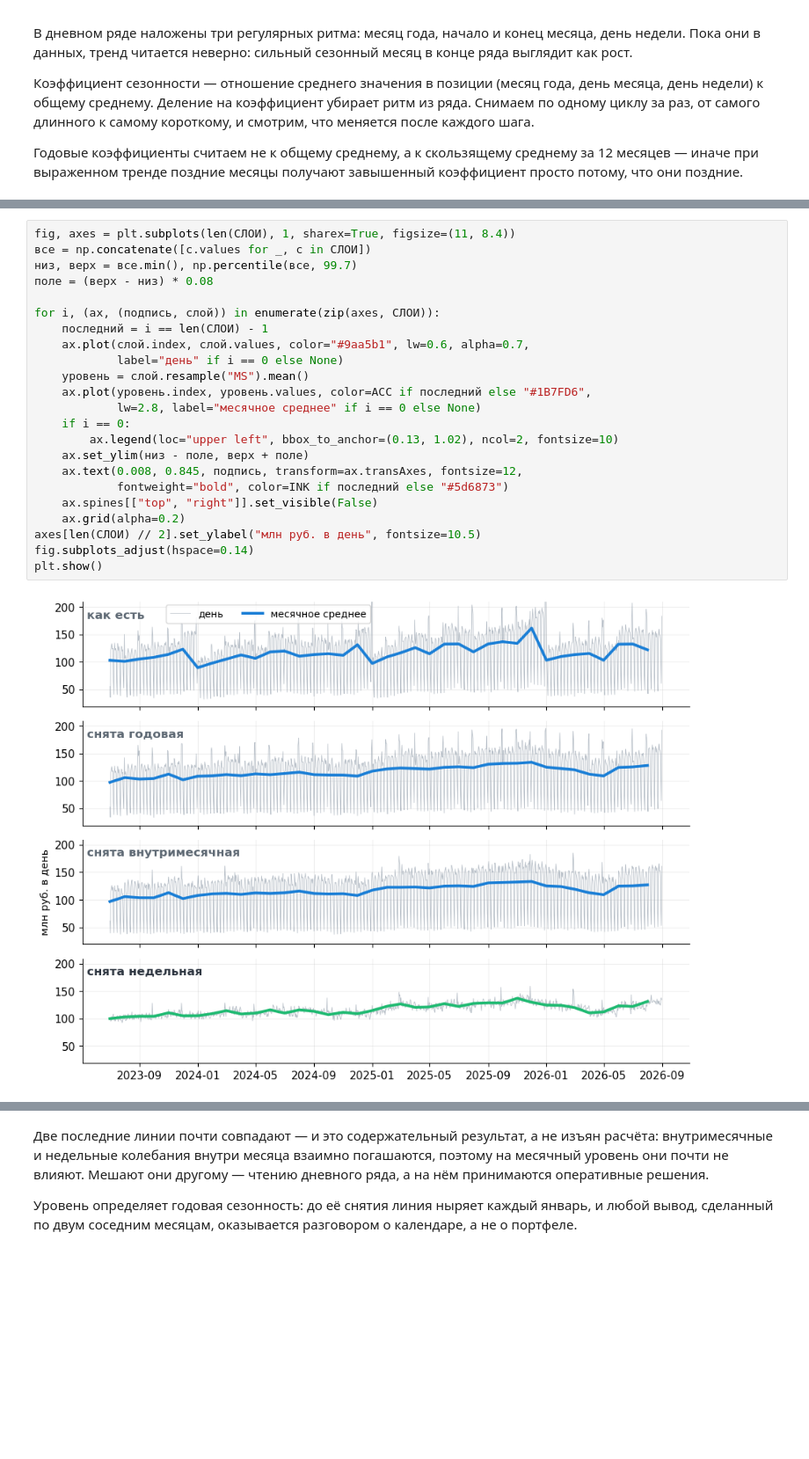
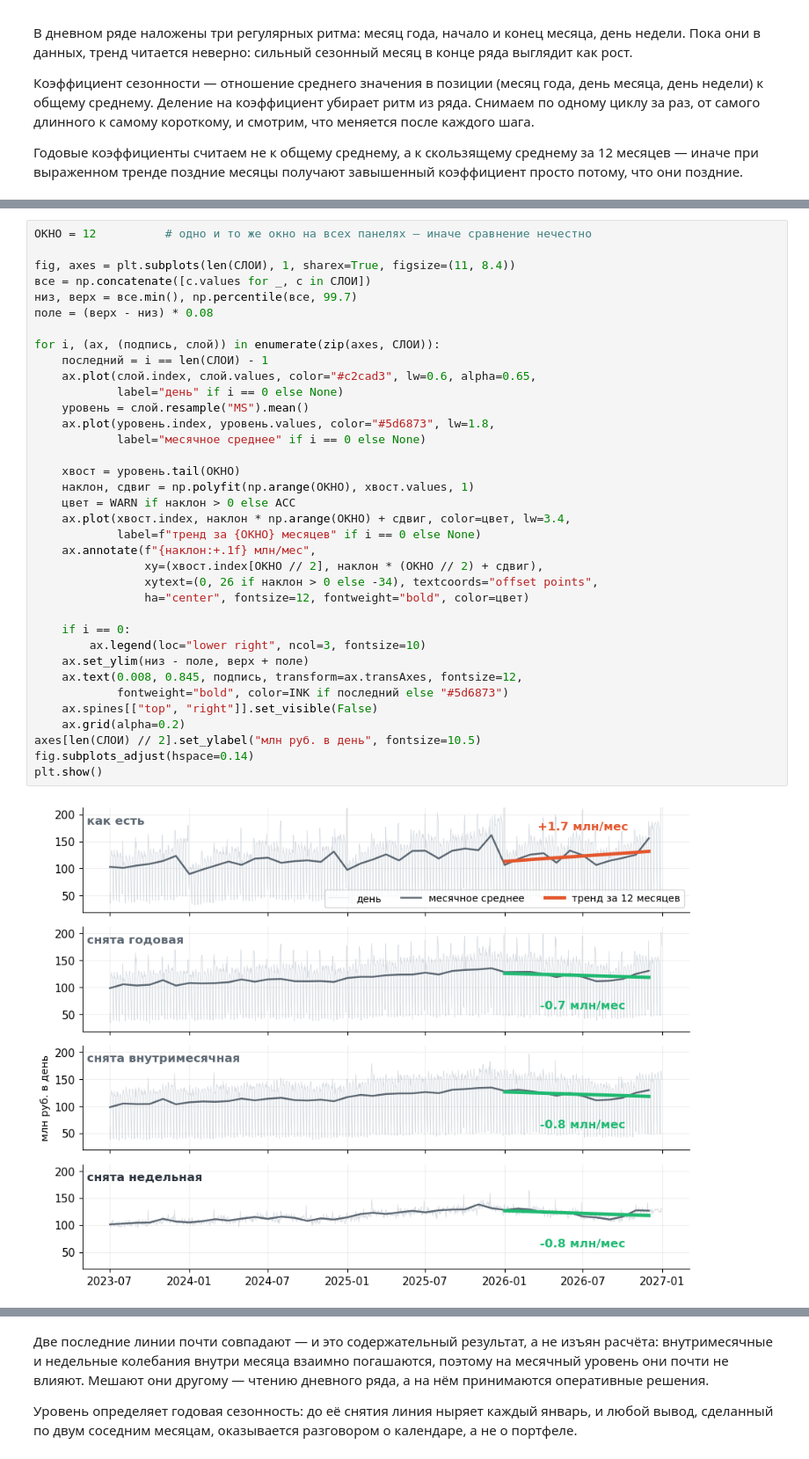
Before and after one commit to wybaeb/bank-analytics-workshop, a Jupyter notebook: 3.4_кейс_анализ_отклонений/3.4.3_анализ_отклонений.ipynb, the cells around one changed output, grey strips where cells are left out. Shown at 88% size. Drawn from its saved outputs; the diff is of its cells as text; blank space fills up the shorter version.

```diff
--- a/3.4_кейс_анализ_отклонений/3.4.3_анализ_отклонений.ipynb
+++ b/3.4_кейс_анализ_отклонений/3.4.3_анализ_отклонений.ipynb
@@ -123,25 +124,38 @@ plt.tight_layout(); plt.show()
 # %%
+ОКНО = 12          # одно и то же окно на всех панелях — иначе сравнение нечестно
+
 fig, axes = plt.subplots(len(СЛОИ), 1, sharex=True, figsize=(11, 8.4))
 все = np.concatenate([с.values for _, с in СЛОИ])
 низ, верх = все.min(), np.percentile(все, 99.7)
 поле = (верх - низ) * 0.08
 
 for i, (ax, (подпись, слой)) in enumerate(zip(axes, СЛОИ)):
     последний = i == len(СЛОИ) - 1
-    ax.plot(слой.index, слой.values, color="#9aa5b1", lw=0.6, alpha=0.7,
+    ax.plot(слой.index, слой.values, color="#c2cad3", lw=0.6, alpha=0.65,
             label="день" if i == 0 else None)
     уровень = слой.resample("MS").mean()
-    ax.plot(уровень.index, уровень.values, color=ACC if последний else "#1B7FD6",
-            lw=2.8, label="месячное среднее" if i == 0 else None)
+    ax.plot(уровень.index, уровень.values, color="#5d6873", lw=1.8,
+            label="месячное среднее" if i == 0 else None)
+
+    хвост = уровень.tail(ОКНО)
+    наклон, сдвиг = np.polyfit(np.arange(ОКНО), хвост.values, 1)
+    цвет = WARN if наклон > 0 else ACC
+    ax.plot(хвост.index, наклон * np.arange(ОКНО) + сдвиг, color=цвет, lw=3.4,
+            label=f"тренд за {ОКНО} месяцев" if i == 0 else None)
+    ax.annotate(f"{наклон:+.1f} млн/мес",
+                xy=(хвост.index[ОКНО // 2], наклон * (ОКНО // 2) + сдвиг),
+                xytext=(0, 26 if наклон > 0 else -34), textcoords="offset points",
+                ha="center", fontsize=12, fontweight="bold", color=цвет)
+
     if i == 0:
-        ax.legend(loc="upper left", bbox_to_anchor=(0.13, 1.02), ncol=2, fontsize=10)
+        ax.legend(loc="lower right", ncol=3, fontsize=10)
     ax.set_ylim(низ - поле, верх + поле)
     ax.text(0.008, 0.845, подпись, transform=ax.transAxes, fontsize=12,
             fontweight="bold", color=INK if последний else "#5d6873")
     ax.spines[["top", "right"]].set_visible(False)
     ax.grid(alpha=0.2)
 axes[len(СЛОИ) // 2].set_ylabel("млн руб. в день", fontsize=10.5)
 fig.subplots_adjust(hspace=0.14)
 plt.show()
 # %% [output]
-[figure, old version]
+[figure, new version]
```
Also changed, not shown: parts of 11 cells of this notebook, 3 other files.
